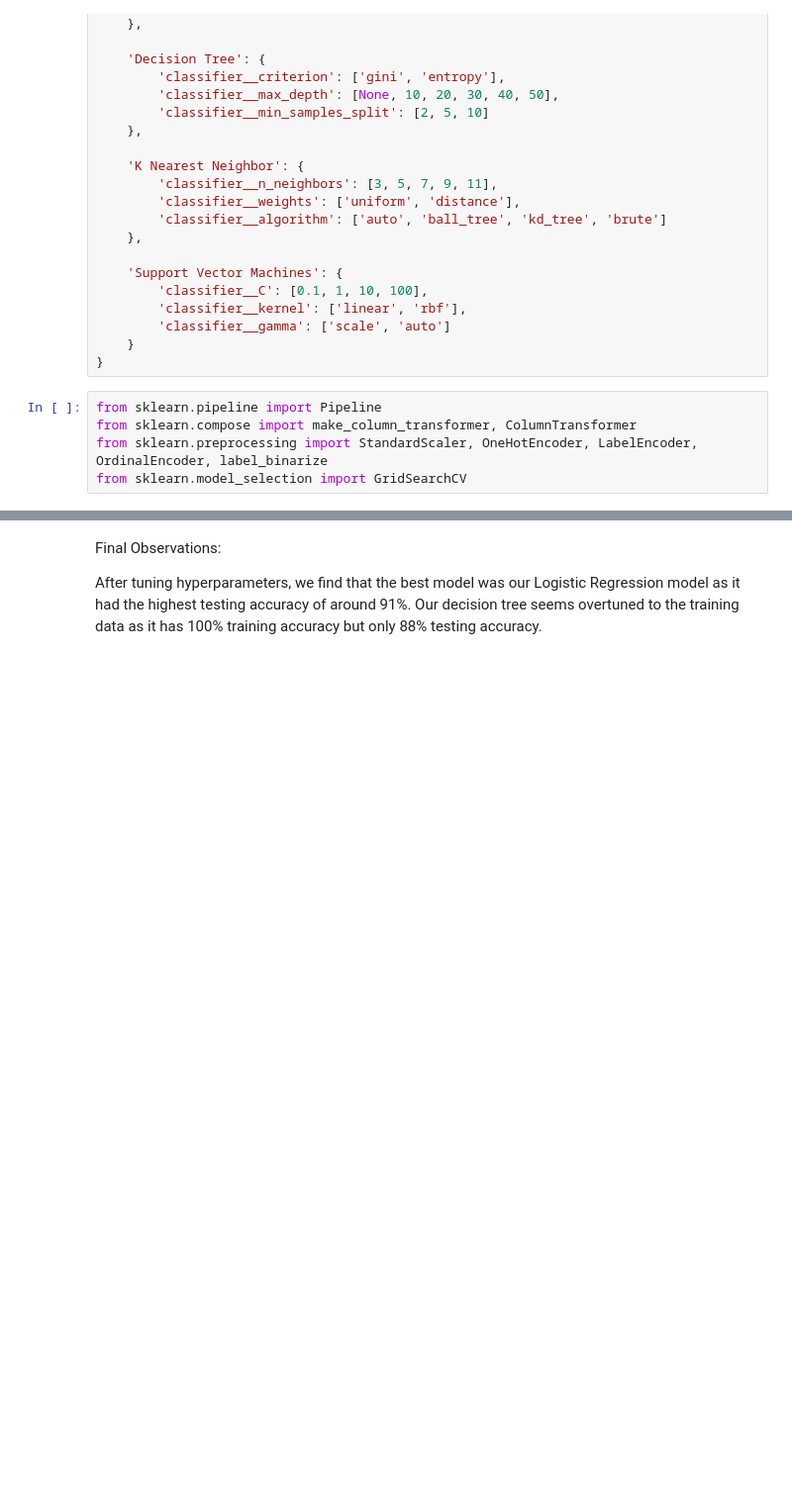
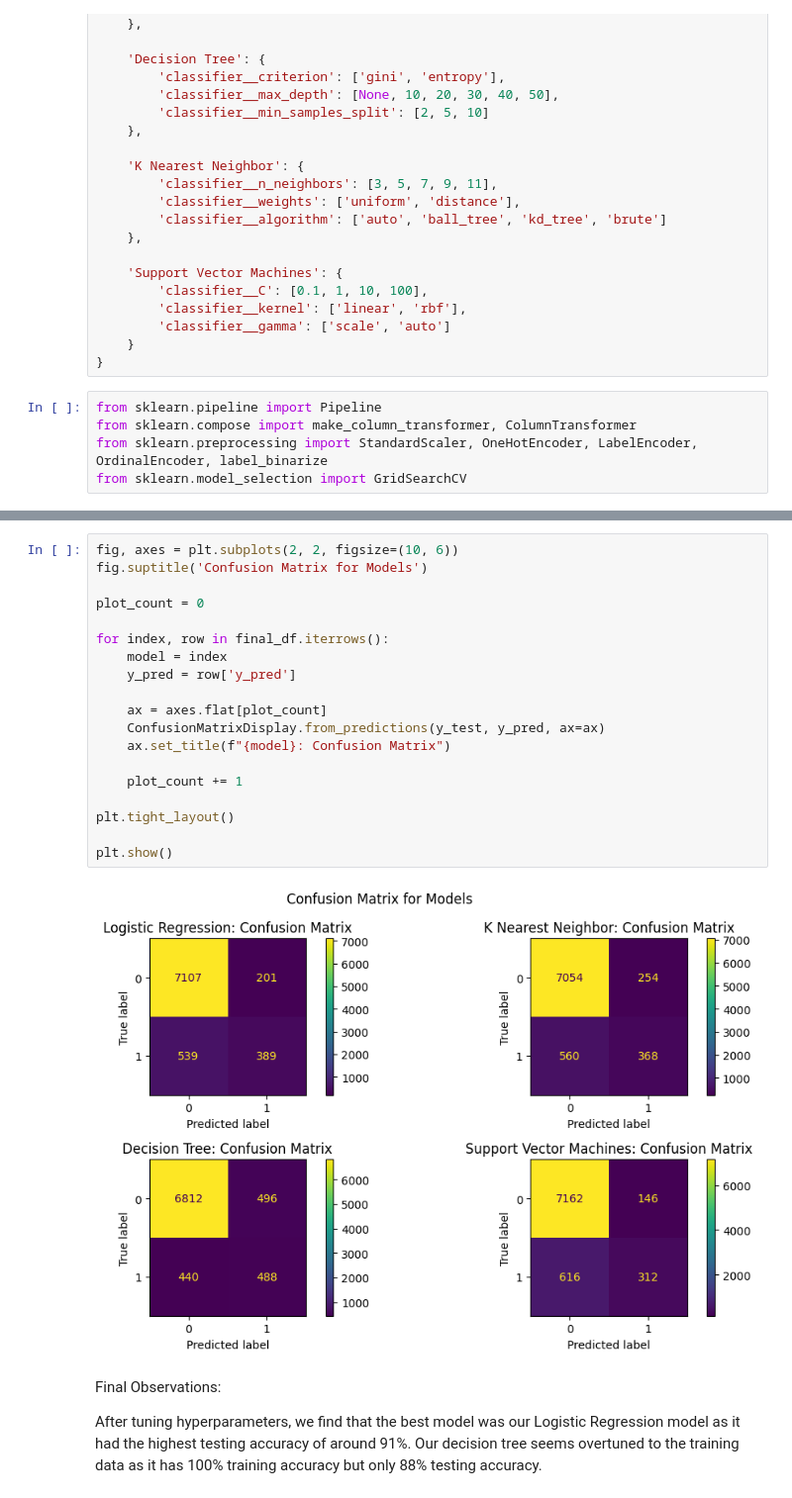
Before and after one commit to kevin-joseph08/Bank-Classifier-Analysis, a Jupyter notebook: practical_application_3.ipynb, the cells around one changed output, grey strips where cells are left out. Shown at 99% size. Saved outputs shown, nothing was run; the diff lists cells and outputs as text; blank space fills up the shorter version.

```diff
--- a/practical_application_3.ipynb
+++ b/practical_application_3.ipynb
@@ -584,3 +617,24 @@ final_df
+# %%
+fig, axes = plt.subplots(2, 2, figsize=(10, 6))
+fig.suptitle('Confusion Matrix for Models')
+
+plot_count = 0
+
+for index, row in final_df.iterrows():
+    model = index
+    y_pred = row['y_pred']
+
+    ax = axes.flat[plot_count]
+    ConfusionMatrixDisplay.from_predictions(y_test, y_pred, ax=ax)
+    ax.set_title(f"{model}: Confusion Matrix")
+
+    plot_count += 1
+
+plt.tight_layout()
+
+plt.show()
+# %% [output]
+[figure, added]
 # %% [markdown]
 Final Observations:
 
```
Also changed, not shown: parts of 17 cells of this notebook.
